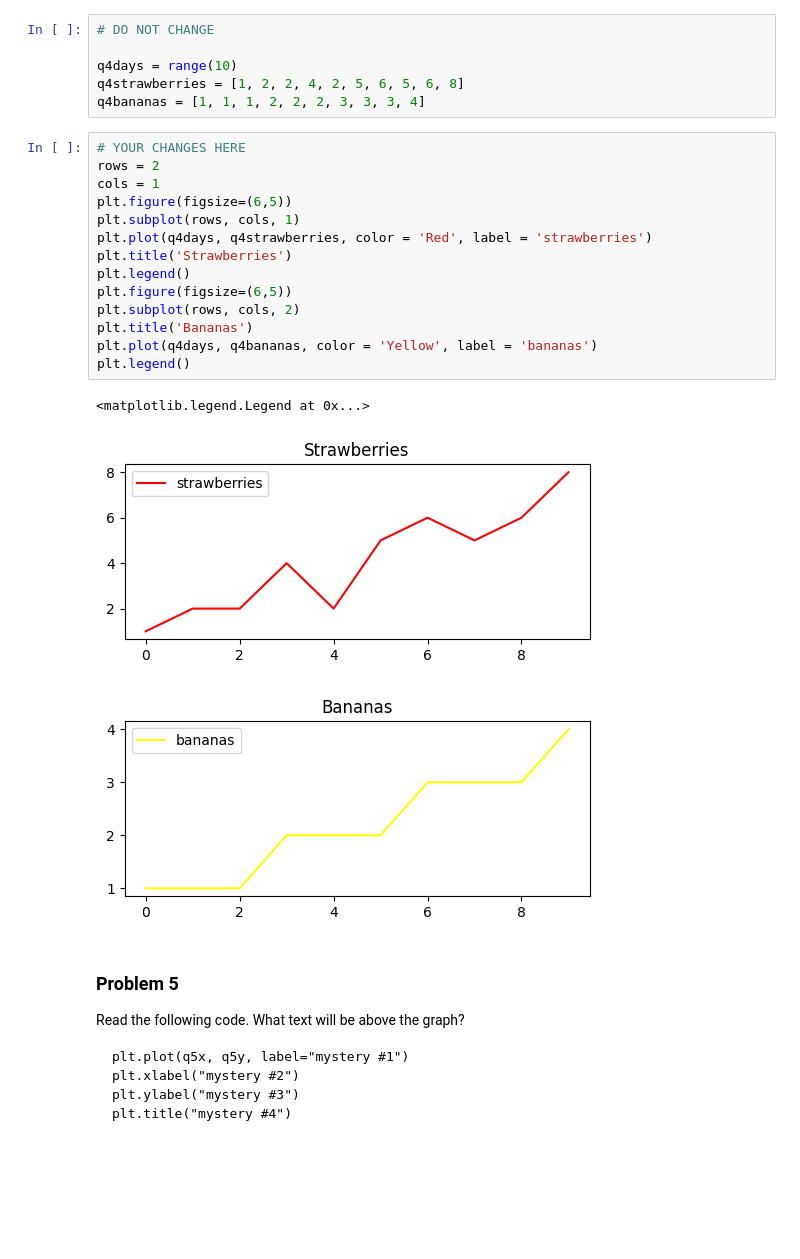
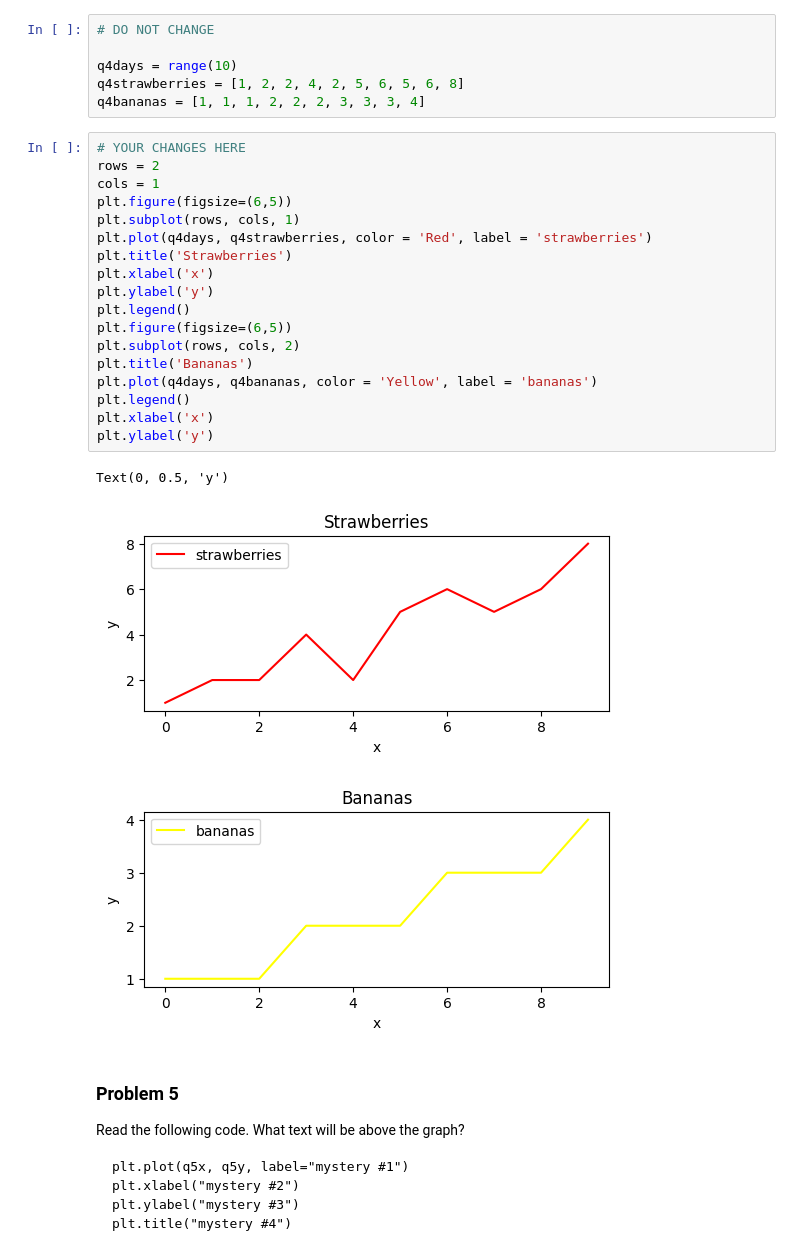
Before and after one commit to max-issokson-bu/dx602-homework-05, a Jupyter notebook: homework.ipynb, the cells around one changed output. Drawn from its saved outputs; the diff is of its cells as text; blank space fills up the shorter version.

```diff
--- a/homework.ipynb
+++ b/homework.ipynb
@@ -127,21 +136,25 @@ q4bananas = [1, 1, 1, 2, 2, 2, 3, 3, 3, 4]
 # %%
 # YOUR CHANGES HERE
 rows = 2
 cols = 1
 plt.figure(figsize=(6,5))
 plt.subplot(rows, cols, 1)
 plt.plot(q4days, q4strawberries, color = 'Red', label = 'strawberries')
 plt.title('Strawberries')
+plt.xlabel('x')
+plt.ylabel('y')
 plt.legend()
 plt.figure(figsize=(6,5))
 plt.subplot(rows, cols, 2)
 plt.title('Bananas')
 plt.plot(q4days, q4bananas, color = 'Yellow', label = 'bananas')
 plt.legend()
+plt.xlabel('x')
+plt.ylabel('y')
 # %% [output]
-<matplotlib.legend.Legend at 0x...>
+Text(0, 0.5, 'y')
-[figure, old version]
+[figure, new version]
-[figure, old version]
+[figure, new version]
 # %% [markdown]
 ### Problem 5
 
```
Also changed, not shown: parts of 4 cells of this notebook.
